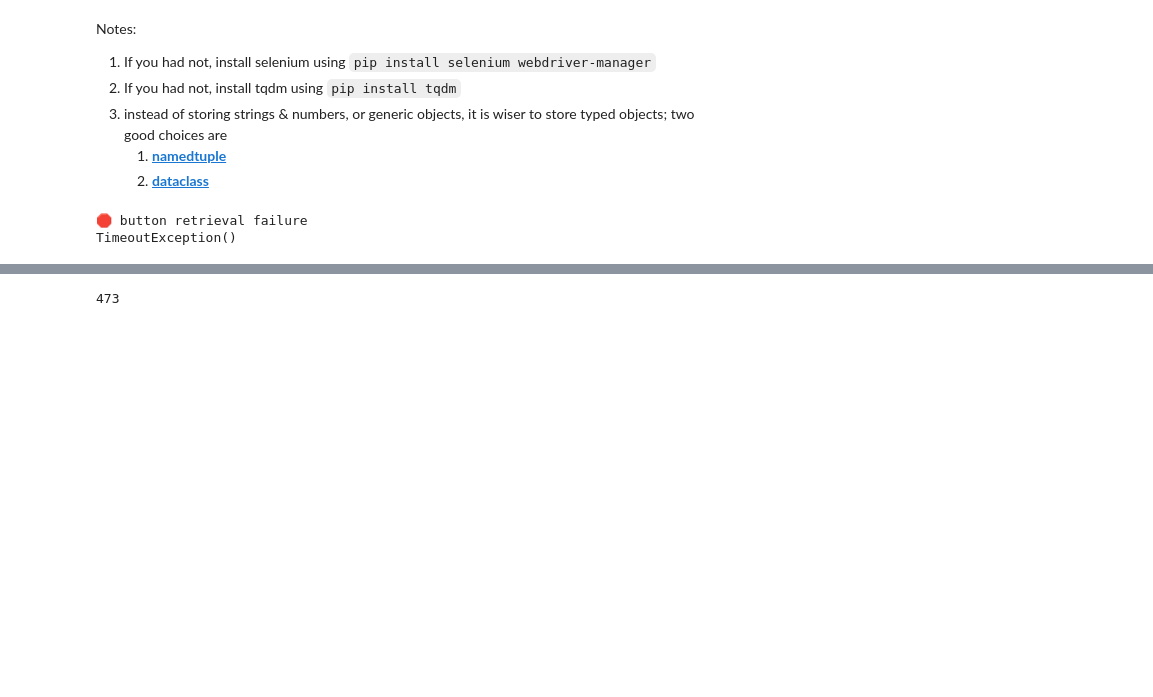
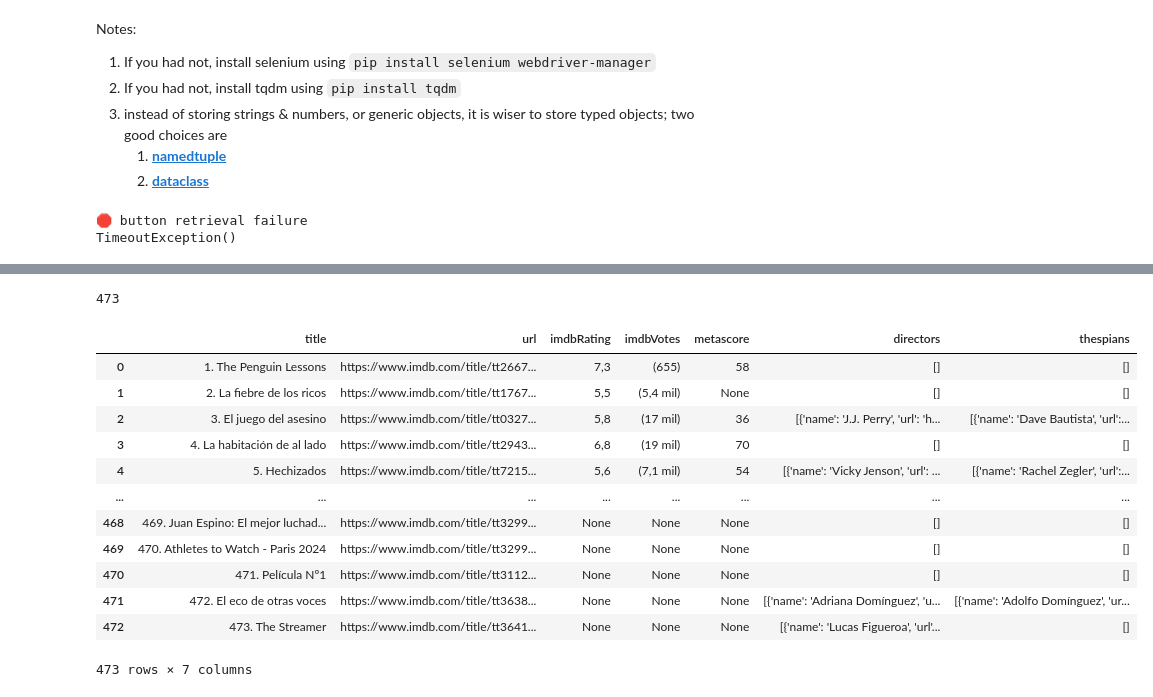
Before and after one commit to jguevaraangel/ProgrammingDS, a Jupyter notebook: MoviemakerMiner.ipynb, the cells around one changed output, grey strips where cells are left out. Cells and saved outputs as stored; diff of their text form; code cells hidden in the pictures; blank space fills up the shorter version.

```diff
--- a/MoviemakerMiner.ipynb
+++ b/MoviemakerMiner.ipynb
@@ -215,4 +220,22 @@ print(movies)
-# %%
-print(len(movies))
-# %% [output]
-473
+# %%
+movies_df = pd.DataFrame(movies)
+# %%
+len(movies_df)
+# %% [output]
+473
+# %%
+movies_df
+# %% [output]
+|  | title | url | imdbRating | imdbVotes | metascore | directors | thespians |
+| 0 | 1. The Penguin Lessons | https://www.imdb.com/title/tt2667... | 7,3 | (655) | 58 | [] | [] |
+| 1 | 2. La fiebre de los ricos | https://www.imdb.com/title/tt1767... | 5,5 | (5,4 mil) | None | [] | [] |
+| 2 | 3. El juego del asesino | https://www.imdb.com/title/tt0327... | 5,8 | (17 mil) | 36 | [{'name': 'J.J. Perry', 'url': 'h... | [{'name': 'Dave Bautista', 'url':... |
+| 3 | 4. La habitación de al lado | https://www.imdb.com/title/tt2943... | 6,8 | (19 mil) | 70 | [] | [] |
+| 4 | 5. Hechizados | https://www.imdb.com/title/tt7215... | 5,6 | (7,1 mil) | 54 | [{'name': 'Vicky Jenson', 'url': ... | [{'name': 'Rachel Zegler', 'url':... |
+| ... | ... | ... | ... | ... | ... | ... | ... |
+| 468 | 469. Juan Espino: El mejor luchad... | https://www.imdb.com/title/tt3299... | None | None | None | [] | [] |
+| 469 | 470. Athletes to Watch - Paris 2024 | https://www.imdb.com/title/tt3299... | None | None | None | [] | [] |
+| 470 | 471. Película Nº1 | https://www.imdb.com/title/tt3112... | None | None | None | [] | [] |
+| 471 | 472. El eco de otras voces | https://www.imdb.com/title/tt3638... | None | None | None | [{'name': 'Adriana Domínguez', 'u... | [{'name': 'Adolfo Domínguez', 'ur... |
+| 472 | 473. The Streamer | https://www.imdb.com/title/tt3641... | None | None | None | [{'name': 'Lucas Figueroa', 'url'... | [] |
+473 rows × 7 columns
```
Also changed, not shown: parts of 4 cells of this notebook, 3 other files.
